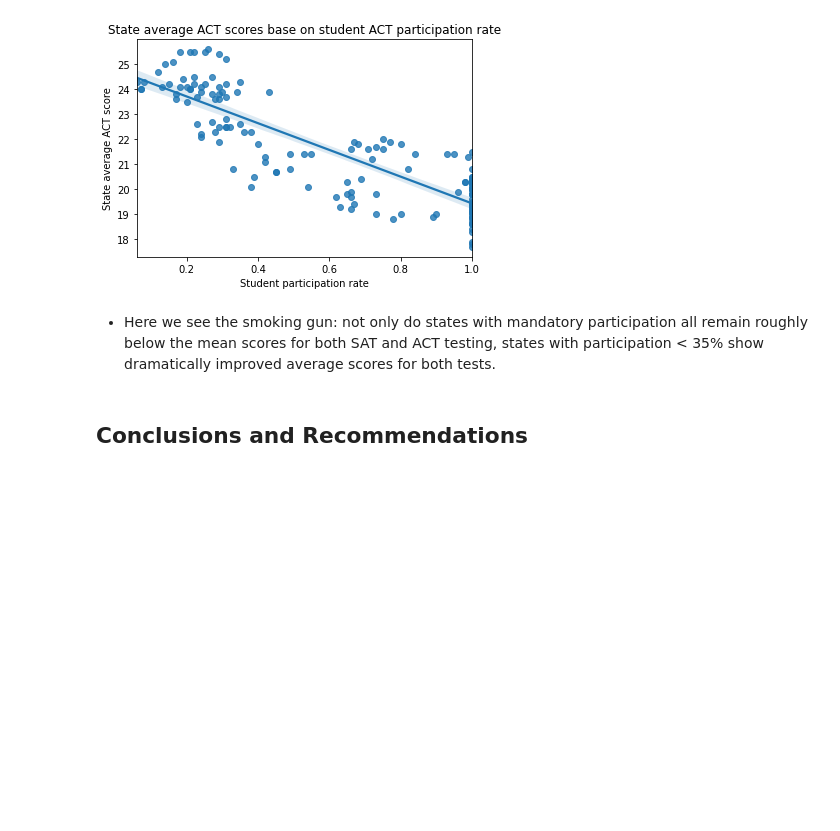
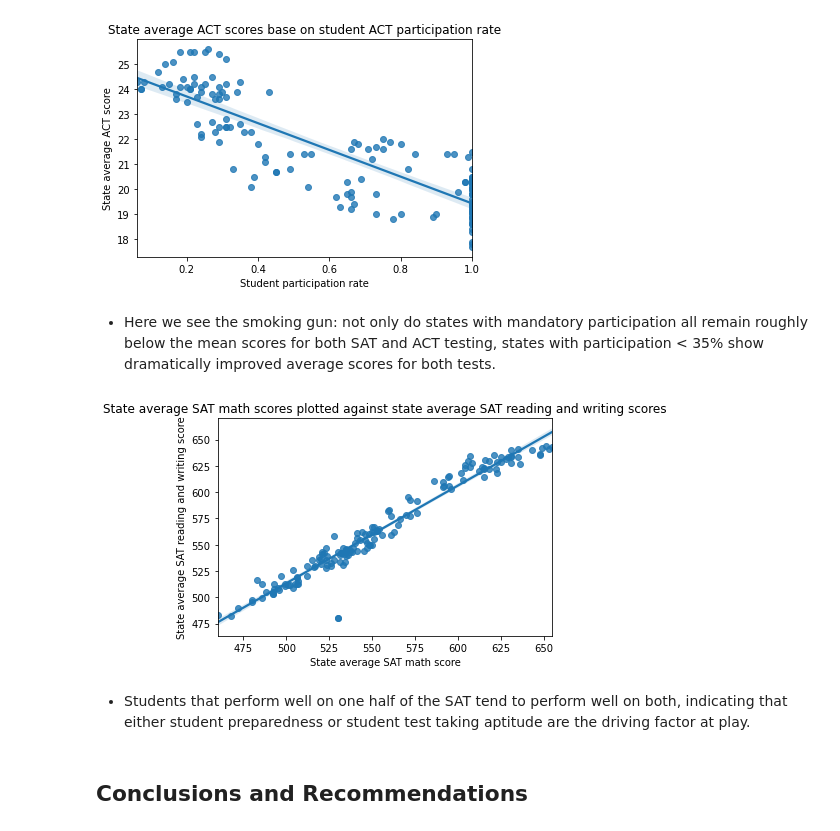
Before and after one commit to Avanyali/GA_SAT_ACT_Analysis, a Jupyter notebook: code/starter-code.ipynb, the cells around one changed output. Drawn from its saved outputs; the diff is of its cells as text; code cells hidden in the pictures; blank space fills up the shorter version.

```diff
--- a/code/starter-code.ipynb
+++ b/code/starter-code.ipynb
@@ -779,6 +768,16 @@ plt.show()
 [figure]
 # %% [markdown]
 - Here we see the smoking gun: not only do states with mandatory participation all remain roughly below the mean scores for both SAT and ACT testing, states with participation < 35% show dramatically improved average scores for both tests.
+# %%
+sns.regplot(combined_sats['math_score'], combined_sats['evidence-based_reading_and_writing'])
+plt.title('State average SAT math scores plotted against state average SAT reading and writing scores')
+plt.xlabel('State average SAT math score')
+plt.ylabel('State average SAT reading and writing score')
+plt.show()
+# %% [output]
+[figure, added]
+# %% [markdown]
+- Students that perform well on one half of the SAT tend to perform well on both, indicating that either student preparedness or student test taking aptitude are the driving factor at play.
 # %% [markdown]
 ## Conclusions and Recommendations
 # %% [markdown]
```
Also changed, not shown: parts of 5 cells of this notebook, 2 other files.
